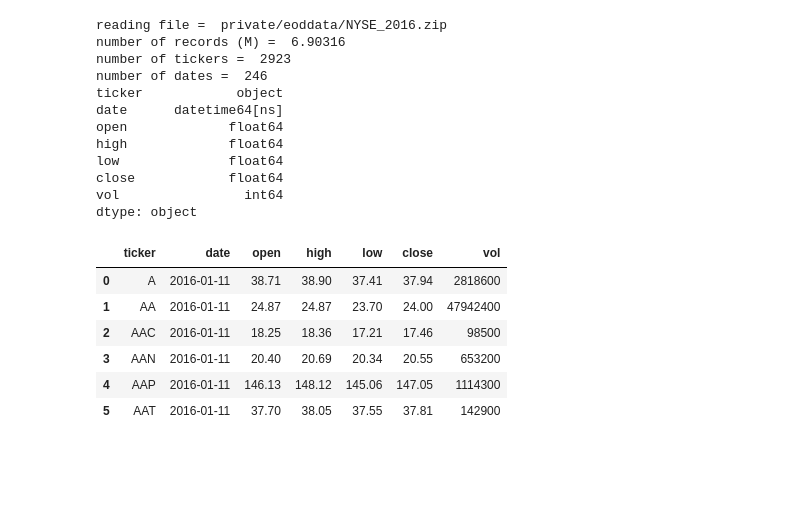
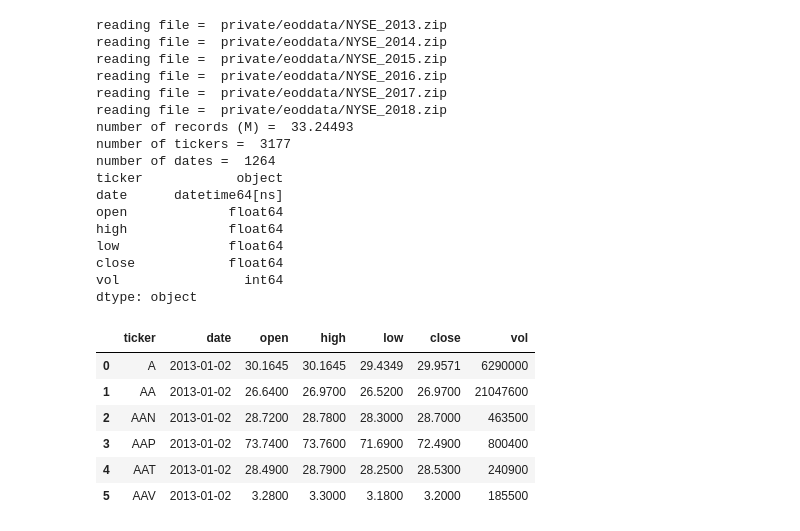
Before and after one commit to joehahn/dl, a Jupyter notebook: market/inspect_stock_data.ipynb, the cells around one changed output. Saved outputs shown, nothing was run; the diff lists cells and outputs as text; code cells hidden in the pictures; blank space fills up the shorter version.

```diff
--- a/market/inspect_stock_data.ipynb
+++ b/market/inspect_stock_data.ipynb
@@ -24,35 +24,39 @@ model_date_range = ('2017-01-12', '2018-01-12')
 # %%
 #read NYSE data
 path = 'private/eoddata/NYSE_*.zip'
-path = 'private/eoddata/NYSE_2016.zip'
+#path = 'private/eoddata/NYSE_2016.zip'
 data_date_range  = ('2016-01-10', '2017-01-01')
 drop_holidays = True
 from helper_fns import *
-market = read_market_data(path, start_date=data_date_range[0], end_date=data_date_range[1],
-    drop_holidays=drop_holidays)
+market = read_market_data(path, drop_holidays=drop_holidays)
 print 'number of records (M) = ', len(market)/1.0e5
 print 'number of tickers = ', len(market.ticker.unique())
 print 'number of dates = ', len(market.date.unique())
 print market.dtypes
 market.head(6)
 # %% [output]
+reading file =  private/eoddata/NYSE_2013.zip
+reading file =  private/eoddata/NYSE_2014.zip
+reading file =  private/eoddata/NYSE_2015.zip
 reading file =  private/eoddata/NYSE_2016.zip
-number of records (M) =  6.90316
-number of tickers =  2923
-number of dates =  246
+reading file =  private/eoddata/NYSE_2017.zip
+reading file =  private/eoddata/NYSE_2018.zip
+number of records (M) =  33.24493
+number of tickers =  3177
+number of dates =  1264
 ticker            object
 date      datetime64[ns]
 open             float64
 high             float64
 low              float64
 close            float64
 vol                int64
 dtype: object
 |  | ticker | date | open | high | low | close | vol |
-| 0 | A | 2016-01-11 | 38.71 | 38.90 | 37.41 | 37.94 | 2818600 |
-| 1 | AA | 2016-01-11 | 24.87 | 24.87 | 23.70 | 24.00 | 47942400 |
-| 2 | AAC | 2016-01-11 | 18.25 | 18.36 | 17.21 | 17.46 | 98500 |
-| 3 | AAN | 2016-01-11 | 20.40 | 20.69 | 20.34 | 20.55 | 653200 |
-| 4 | AAP | 2016-01-11 | 146.13 | 148.12 | 145.06 | 147.05 | 1114300 |
-| 5 | AAT | 2016-01-11 | 37.70 | 38.05 | 37.55 | 37.81 | 142900 |
+| 0 | A | 2013-01-02 | 30.1645 | 30.1645 | 29.4349 | 29.9571 | 6290000 |
+| 1 | AA | 2013-01-02 | 26.6400 | 26.9700 | 26.5200 | 26.9700 | 21047600 |
+| 2 | AAN | 2013-01-02 | 28.7200 | 28.7800 | 28.3000 | 28.7000 | 463500 |
+| 3 | AAP | 2013-01-02 | 73.7400 | 73.7600 | 71.6900 | 72.4900 | 800400 |
+| 4 | AAT | 2013-01-02 | 28.4900 | 28.7900 | 28.2500 | 28.5300 | 240900 |
+| 5 | AAV | 2013-01-02 | 3.2800 | 3.3000 | 3.1800 | 3.2000 | 185500 |
 # %%
```
Also changed, not shown: parts of 13 cells of this notebook, 1 other file.
